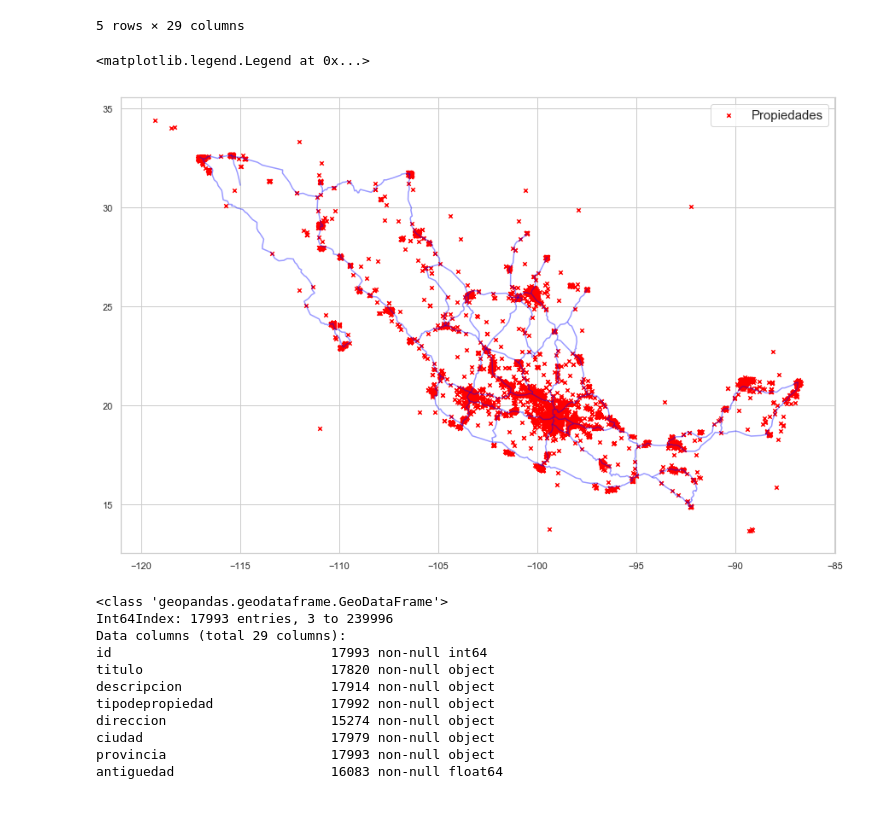
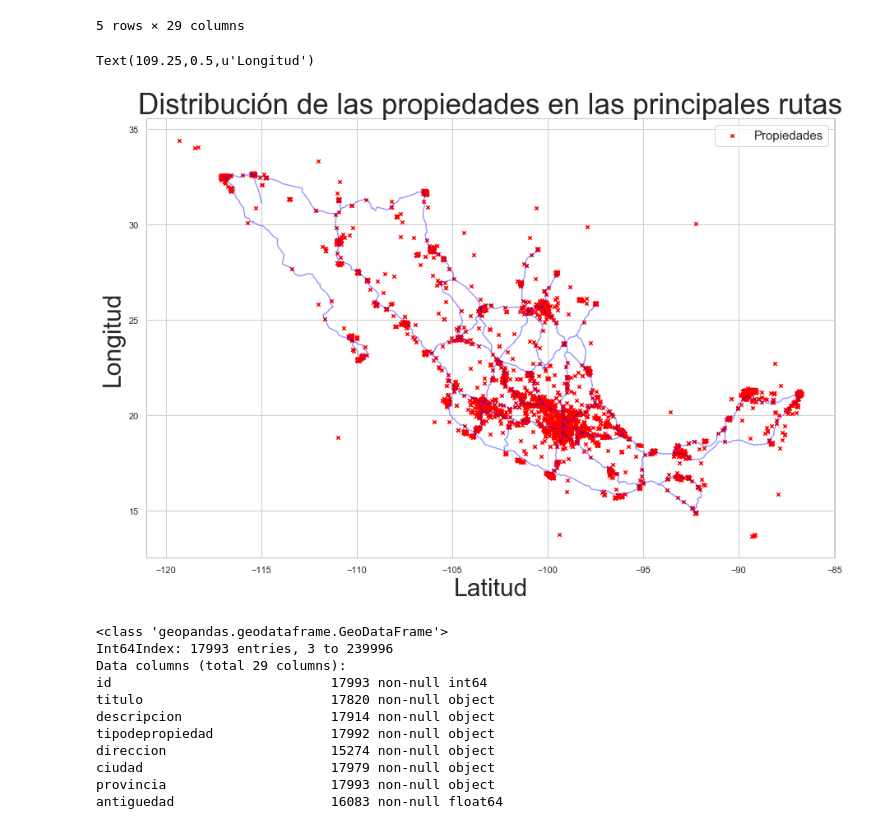
Before and after one commit to patopizzini/Organizacion_Datos_2C2019, a Jupyter notebook: TP1/TP1 Andres.ipynb, the cells around one changed output. Drawn from its saved outputs; the diff is of its cells as text; code cells hidden in the pictures.

```diff
--- a/TP1/TP1 Andres.ipynb
+++ b/TP1/TP1 Andres.ipynb
@@ -485,11 +485,15 @@ geo_df.head()
 # %%
 fig, ax = plt.subplots(figsize = (15,15))
 mapa.plot(ax = ax, alpha = 0.4, color="blue")
 geo_df.plot(ax = ax, markersize = 20, color = "red", marker = "x", label = "Propiedades")
 plt.legend(prop={'size': 15})
+
+ax.set_title(u"Distribución de las propiedades en las principales rutas", fontsize=35)
+ax.set_xlabel(u"Latitud",fontsize=30)
+ax.set_ylabel(u"Longitud", fontsize=30)
 # %% [output]
-<matplotlib.legend.Legend at 0x...>
+Text(109.25,0.5,u'Longitud')
-[figure, old version]
+[figure, new version]
 # %%
 Jalisco = mexico[mexico['provincia'] == 'Edo. de México']
 Jalisco = Jalisco[(Jalisco['lat'] > 18) & (Jalisco['lat'] < 20.5)]
```
Also changed, not shown: parts of 11 cells of this notebook.
